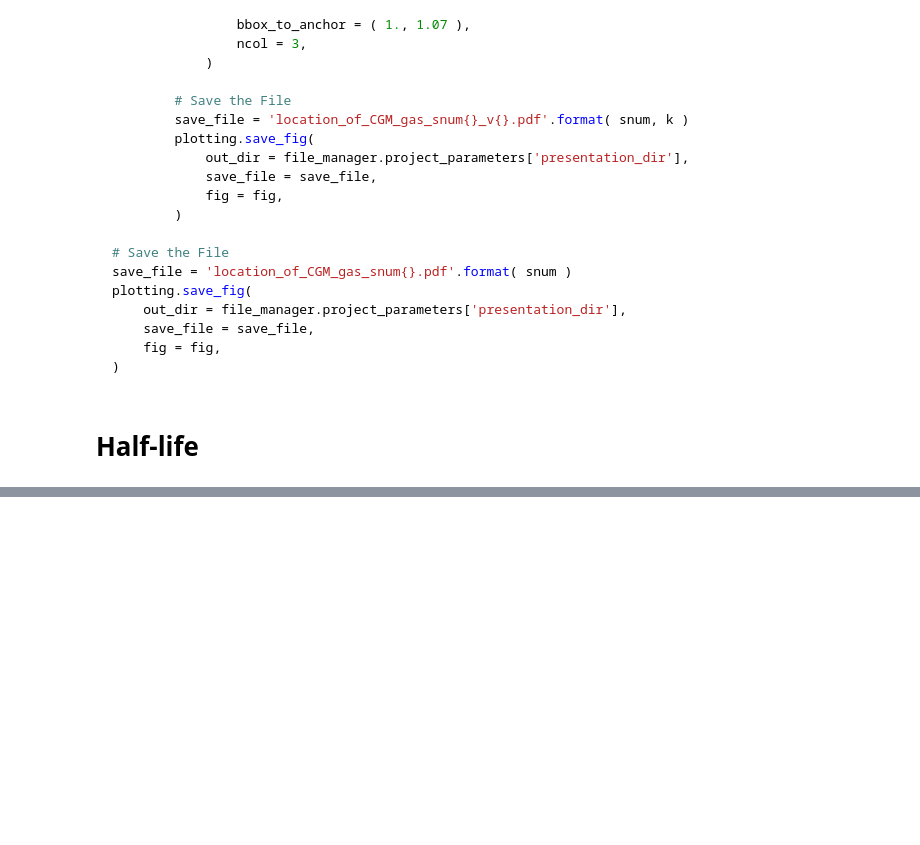
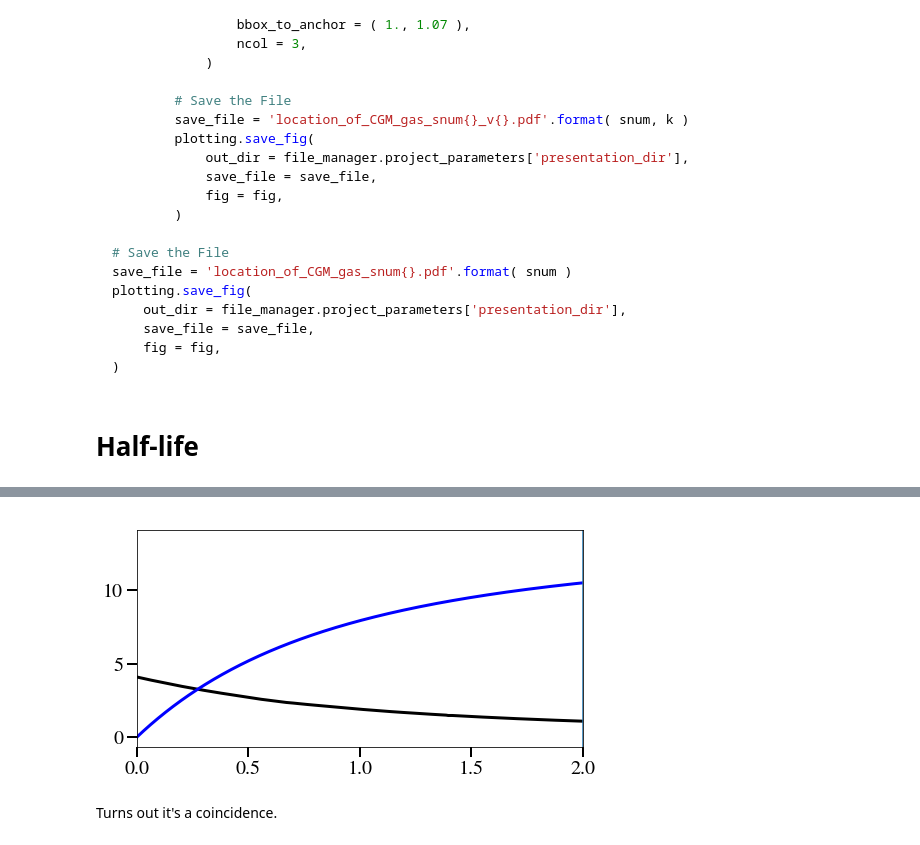
Before and after one commit to zhafen/CGM_fate_analysis, a Jupyter notebook: multi_sim_analysis/location_of_CGM_gas.ipynb, the cells around one changed output, grey strips where cells are left out. Drawn from its saved outputs; the diff is of its cells as text; code cells hidden in the pictures; blank space fills up the shorter version.

```diff
--- a/multi_sim_analysis/location_of_CGM_gas.ipynb
+++ b/multi_sim_analysis/location_of_CGM_gas.ipynb
@@ -573,0 +616,33 @@ File saved at /home1/03057/zhafen/papers/CGM_fate/figures/CGM_halflife_snum172.p
+# %%
+t_dyns = np.sqrt(
+    ( 4. * np.pi * w.r_vir.values**3. * unyt.kpc**3. ) /
+    ( 3. * unyt.G * w.m_vir.values * unyt.msun )
+).to( 'Gyr' )
+# %%
+fig = plt.figure( figsize=(8,4), facecolor='white' )
+ax = plt.gca()
+
+ax.plot(
+    w.redshift.values,
+    t_dyns,
+    color = 'k',
+    linewidth = 3,
+)
+ax.plot(
+    w.redshift.values,
+    time[0] - time,
+    color = 'b',
+    linewidth = 3,
+)
+
+ax.axvline(
+    redshift,
+)
+
+ax.set_xlim( 0, 2 )
+
+fig
+# %% [output]
+[figure, added]
+# %% [markdown]
+Turns out it's a coincidence.
```
Also changed, not shown: parts of 8 cells of this notebook, 1 other file.
